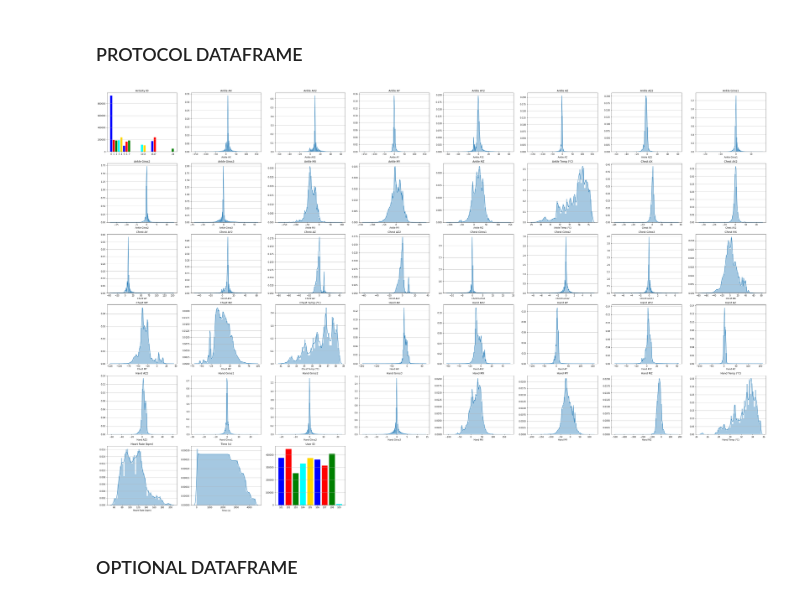
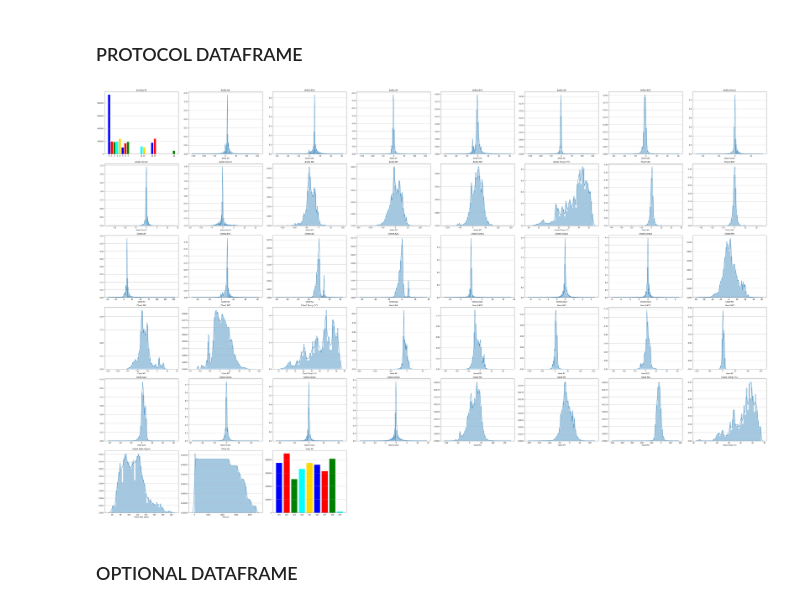
Before and after one commit to ijcernicharo/datamad18_ijcernicharo, a Jupyter notebook: final-project/my_project/01 - Final Project Cleaning and wrangling.ipynb, the cells around one changed output. Saved outputs shown, nothing was run; the diff lists cells and outputs as text; code cells hidden in the pictures.

```diff
--- a/final-project/my_project/01 - Final Project Cleaning and wrangling.ipynb
+++ b/final-project/my_project/01 - Final Project Cleaning and wrangling.ipynb
@@ -217,36 +217,36 @@ fig = plt.figure(figsize=(7*n_cols,6*n_rows))
 
 counter = 0
 
 for item in final_cols:
 
     counter += 1
 
     if df[item].dtypes == float:
 
         ax = plt.subplot(n_rows,n_cols,counter)
         sns.distplot(df[item],bins=50)
         ax.set_title(item)
         ax.yaxis.grid()
 
     elif df[item].dtypes == int:
 
         ax = plt.subplot(n_rows,n_cols,counter)
         n,c = np.unique(df[item],return_counts=True)
         k = ax.bar(n,c)
         counter1 = -1
         for el in k:
             counter1 += 1
             if counter1>len(colors)-1:
                 counter1 = 0
             el.set_facecolor(colors[counter1])
         ax.set_xticks(n)
         ax.set_title(item)
         ax.yaxis.grid()
-
-plt.savefig('Figures/01_1-Protocol_DF_Distribution.png')
+fig.tight_layout()
+plt.savefig('Figures/01_1-Protocol_DF_Distribution.png',dpi=100,bbox_inches='tight')
 plt.show()
 # %% [output]
-[figure, old version]
+[figure, new version]
 # %% [markdown]
 ### OPTIONAL DATAFRAME
 # %%
```
Also changed, not shown: parts of 9 cells of this notebook, 8 other files.
